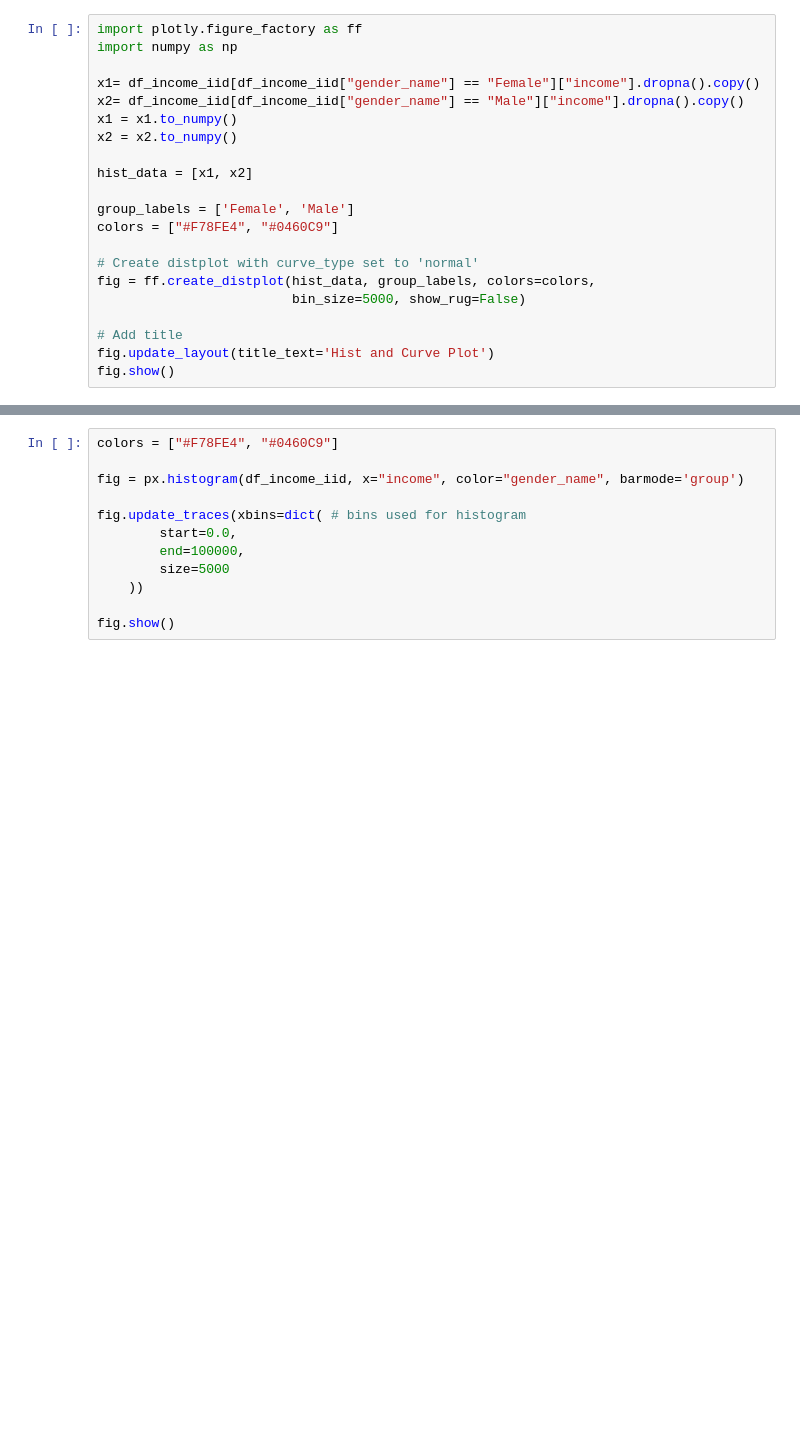
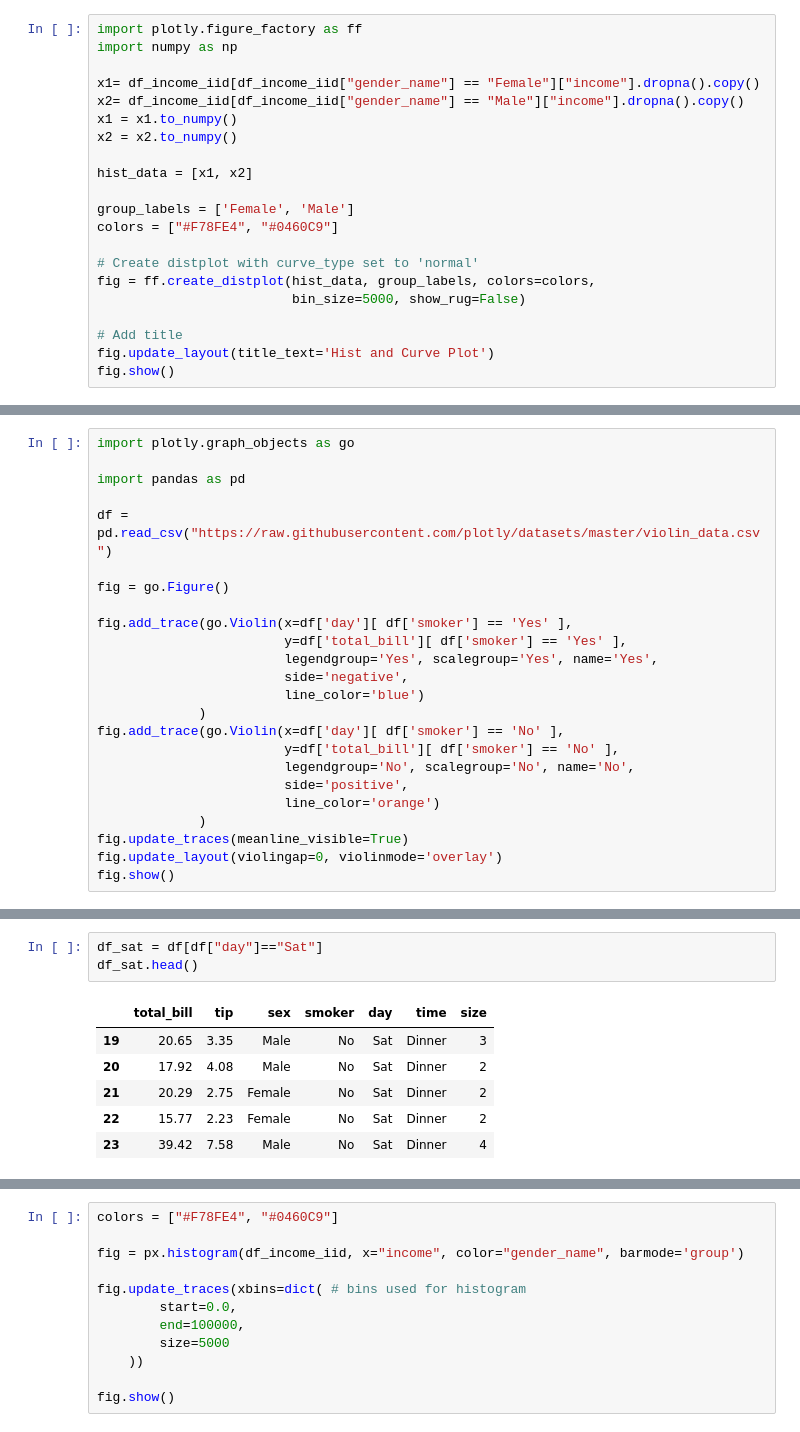
Before and after one commit to YuliyaSheichenka/Certification_Bloc_2, a Jupyter notebook: 01-Project_speed_dating_views_evolution.ipynb, the cells around one changed output, grey strips where cells are left out. Cells and saved outputs as stored; diff of their text form; blank space fills up the shorter version.

```diff
--- a/01-Project_speed_dating_views_evolution.ipynb
+++ b/01-Project_speed_dating_views_evolution.ipynb
@@ -1010,0 +1121,24 @@ fig.show()
+# %%
+import plotly.graph_objects as go
+
+import pandas as pd
+
+df = pd.read_csv("https://raw.githubusercontent.com/plotly/datasets/master/violin_data.csv")
+
+fig = go.Figure()
+
+fig.add_trace(go.Violin(x=df['day'][ df['smoker'] == 'Yes' ],
+                        y=df['total_bill'][ df['smoker'] == 'Yes' ],
+                        legendgroup='Yes', scalegroup='Yes', name='Yes',
+                        side='negative',
+                        line_color='blue')
+             )
+fig.add_trace(go.Violin(x=df['day'][ df['smoker'] == 'No' ],
+                        y=df['total_bill'][ df['smoker'] == 'No' ],
+                        legendgroup='No', scalegroup='No', name='No',
+                        side='positive',
+                        line_color='orange')
+             )
+fig.update_traces(meanline_visible=True)
+fig.update_layout(violingap=0, violinmode='overlay')
+fig.show()
@@ -1010,0 +1209,10 @@ fig.show()
+# %%
+df_sat = df[df["day"]=="Sat"]
+df_sat.head()
+# %% [output]
+|  | total_bill | tip | sex | smoker | day | time | size |
+| 19 | 20.65 | 3.35 | Male | No | Sat | Dinner | 3 |
+| 20 | 17.92 | 4.08 | Male | No | Sat | Dinner | 2 |
+| 21 | 20.29 | 2.75 | Female | No | Sat | Dinner | 2 |
+| 22 | 15.77 | 2.23 | Female | No | Sat | Dinner | 2 |
+| 23 | 39.42 | 7.58 | Male | No | Sat | Dinner | 4 |
```
Also changed, not shown: parts of 28 cells of this notebook.
